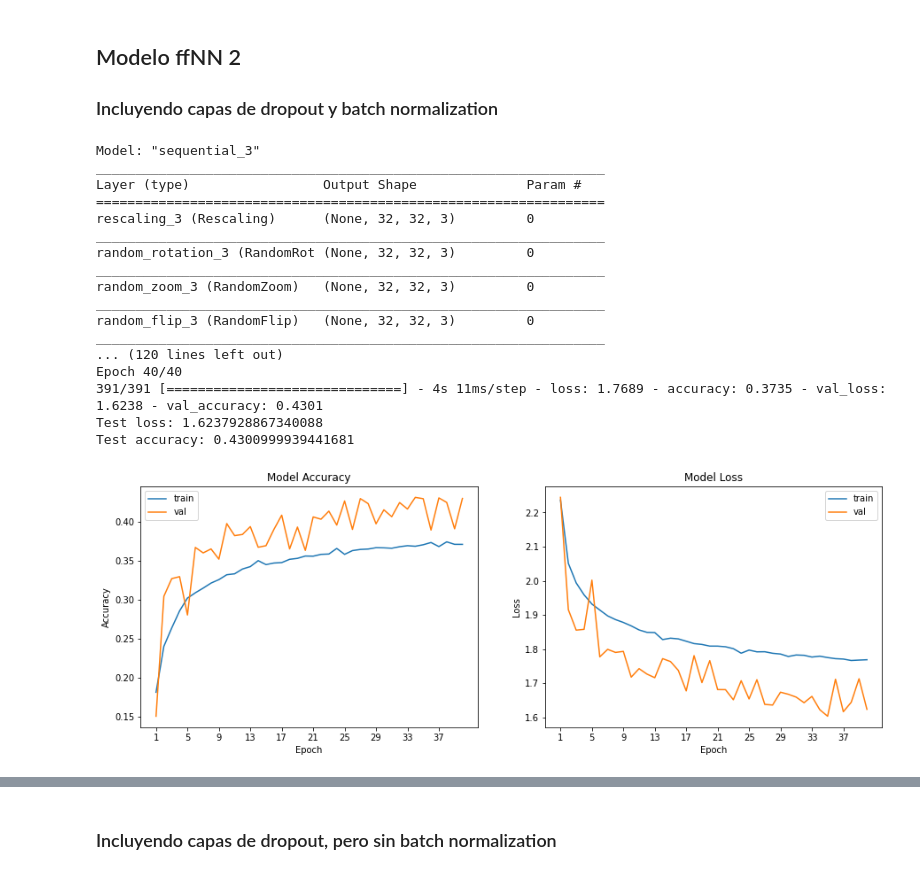
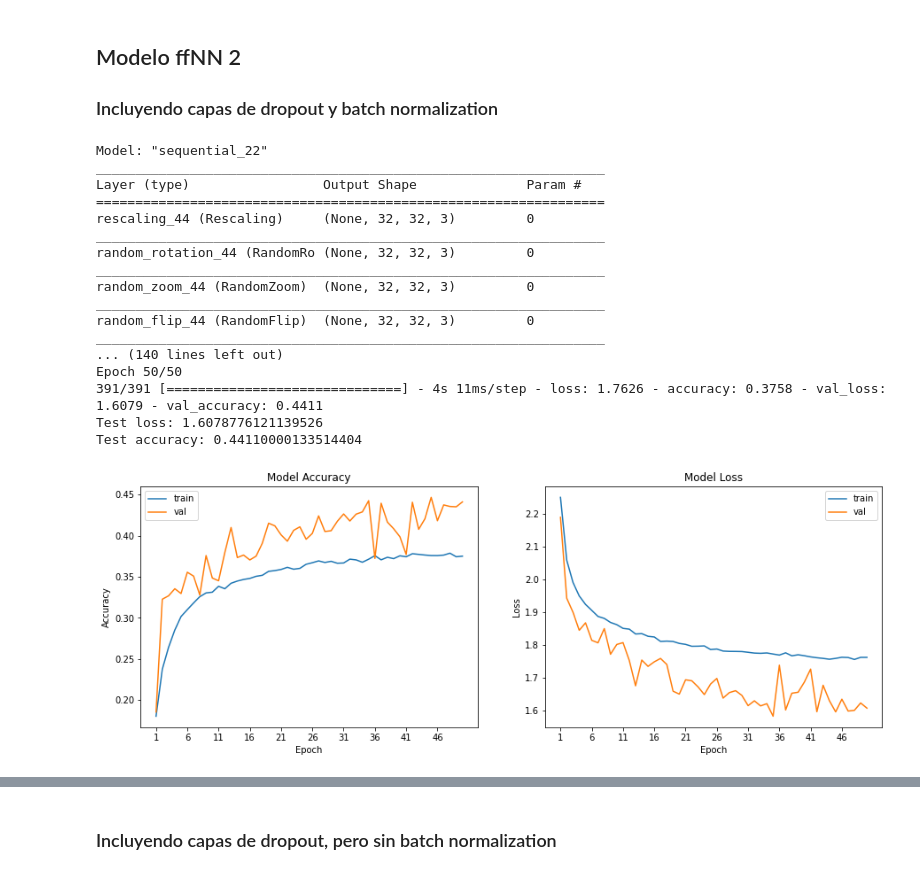
Before and after one commit to themrcesi/ComputerVision, a Jupyter notebook: Práctica4/cifar_final.ipynb, the cells around one changed output, grey strips where cells are left out. Cells and saved outputs as stored; diff of their text form; code cells hidden in the pictures.

```diff
--- a/Práctica4/cifar_final.ipynb
+++ b/Práctica4/cifar_final.ipynb
@@ -328,37 +327,37 @@ Training MLP took 173.5159637928009 seconds
 # %%
 model = build_model_v2()
 
 model.compile(optimizer='adam', loss='categorical_crossentropy', metrics=['accuracy'])
 model.summary()
 
 # Training
 import time
 start = time.time()
-history = model.fit(X_train, Y_train, batch_size=128, epochs=40, verbose=1, validation_data=(X_test, Y_test))
+history = model.fit(X_train, Y_train, batch_size=128, epochs=50, verbose=1, validation_data=(X_test, Y_test))
 end = time.time()
 
 loss, acc = model.evaluate(X_test, Y_test, verbose=0)
 print('Test loss:', loss)
 print('Test accuracy:', acc)
 
 plot_model_history(history)
 print("Training MLP took " + str(end - start) + " seconds")
 # %% [output]
-Model: "sequential_3"
+Model: "sequential_22"
 _________________________________________________________________
 Layer (type)                 Output Shape              Param #
 =================================================================
-rescaling_3 (Rescaling)      (None, 32, 32, 3)         0
+rescaling_44 (Rescaling)     (None, 32, 32, 3)         0
 _________________________________________________________________
-random_rotation_3 (RandomRot (None, 32, 32, 3)         0
+random_rotation_44 (RandomRo (None, 32, 32, 3)         0
 _________________________________________________________________
-random_zoom_3 (RandomZoom)   (None, 32, 32, 3)         0
+random_zoom_44 (RandomZoom)  (None, 32, 32, 3)         0
 _________________________________________________________________
-random_flip_3 (RandomFlip)   (None, 32, 32, 3)         0
+random_flip_44 (RandomFlip)  (None, 32, 32, 3)         0
 _________________________________________________________________
-... (120 lines left out)
-Epoch 40/40
-391/391 [==============================] - 4s 11ms/step - loss: 1.7689 - accuracy: 0.3735 - val_loss: 1.6238 - val_accuracy: 0.4301
-Test loss: 1.6237928867340088
-Test accuracy: 0.4300999939441681
+... (140 lines left out)
+Epoch 50/50
+391/391 [==============================] - 4s 11ms/step - loss: 1.7626 - accuracy: 0.3758 - val_loss: 1.6079 - val_accuracy: 0.4411
+Test loss: 1.6078776121139526
+Test accuracy: 0.44110000133514404
-[figure, old version]
+[figure, new version]
```
Also changed, not shown: parts of 23 cells of this notebook, 1 other file.
